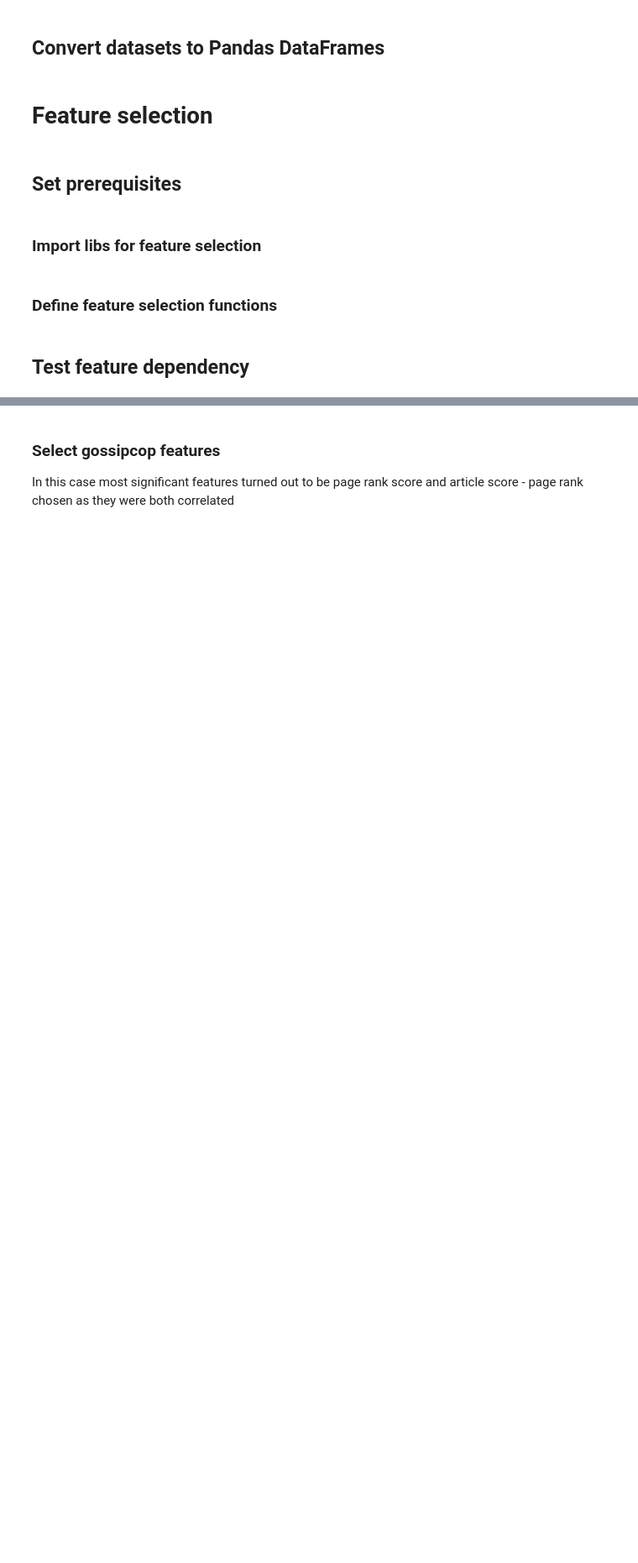
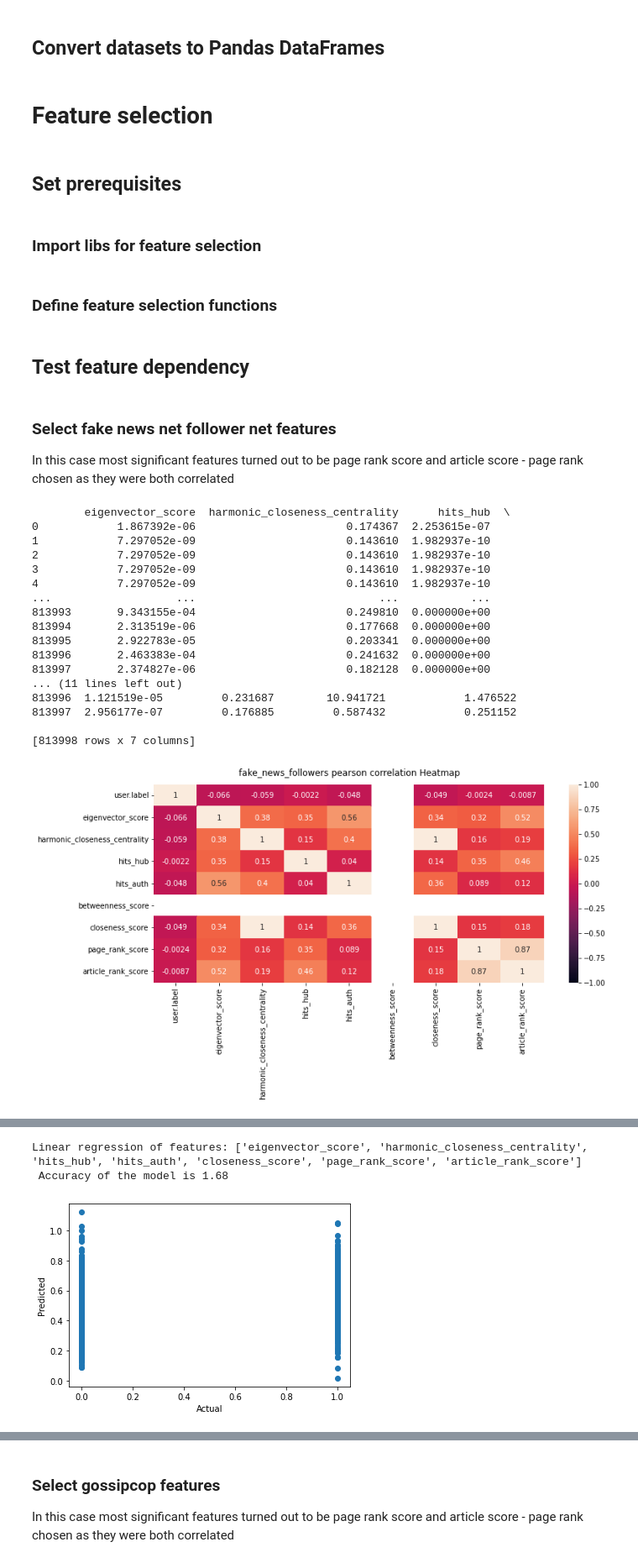
Before and after one commit to Patric/fkd-gs, a Jupyter notebook: notebooks/FakeNewsDetectionGraphSolutions.ipynb, the cells around one changed output, grey strips where cells are left out. Shown at 84% size. Cells and saved outputs as stored; diff of their text form; code cells hidden in the pictures; blank space fills up the shorter version.

```diff
--- a/notebooks/FakeNewsDetectionGraphSolutions.ipynb
+++ b/notebooks/FakeNewsDetectionGraphSolutions.ipynb
@@ -131,6 +133,8 @@ df_politifact_more_than_1_relation = get_data_frame(get_features_paths(politifac
 
 df_gossipcop = get_data_frame(get_features_paths(gossipcop_path, features_files_names))
 
+df_fake_news_followers = get_data_frame(get_features_paths(politifact_gossipcop_followers_path, features_files_names))
+
 df_fake_news_net_skeleton_combined = pd.concat([df_politifact, df_gossipcop])
 # %%
 datasets = {
@@ -139,6 +143,7 @@ datasets = {
     # fake_news_skeleton_combined = politifact + gossipcop
     'fake_news_skeleton_combined': df_fake_news_net_skeleton_combined,
     'mib_combined': dfs_mib_combined,
+    'fake_news_followers': df_fake_news_followers,
     'mib_combined_at_least_1_degree': dfs_mib_combined.copy().query('degree >= 1')
 }
 # %% [markdown]
@@ -237,7 +242,7 @@ def tree_classifier(X, y):
 # %%
 def plot_pearson_corr_matrix(data_frame, name):
   corr = data_frame.corr(method='pearson')
-  plt.figure(figsize=(20, 10))
+  plt.figure(figsize=(12, 5))
   # Increase the size of the
   heatmap = sns.heatmap(corr, vmin=-1, vmax=1, annot=True)
   heatmap.set_title(f'{name} pearson correlation Heatmap', fontdict={'fontsize':12}, pad=12)
@@ -258,19 +277,5 @@ def test_linear_regression_model(X_train, y_train, X_test, y_test):
 # %%
-def test_feature_dependency_for_dataset(df, df_name='Data frame'):
-  features_included = [
-          FeatureColumnName.EIGENVECTOR.value,
-          FeatureColumnName.HARMONIC_CLOSENESS.value,
-          FeatureColumnName.HITS_HUB.value,
-          FeatureColumnName.HITS_AUTH.value,
-          FeatureColumnName.BETWEENNESS.value,
-          FeatureColumnName.CLOSENESS.value,
-          FeatureColumnName.PAGE_RANK.value,
-          FeatureColumnName.ARTICLE_RANK.value,
-          FeatureColumnName.OUT_DEGREE.value,
-          FeatureColumnName.IN_DEGREE.value,
-          FeatureColumnName.DEGREE.value
-          ]
-
+def test_feature_dependency_for_dataset(df, df_name='Data frame',features_included=features_included_default):
   label_column_name = 'user.label'
   X, y = split_into_X_y(df, features_included, label_column_name)
 
@@ -290,3 +295,41 @@ def test_feature_dependency_for_dataset(df, df_name='Data frame'):
   test_linear_regression_model(X_train, y_train, X_test, y_test)
 # %% [markdown]
 ## Test feature dependency
+# %% [markdown]
+### Select fake news net follower net features
+In this case most significant features turned out to be page rank score and article score - page rank chosen as they were both correlated
+# %%
+name = 'fake_news_followers'
+features_included = [
+          FeatureColumnName.EIGENVECTOR.value,
+          FeatureColumnName.HARMONIC_CLOSENESS.value,
+          FeatureColumnName.HITS_HUB.value,
+          FeatureColumnName.HITS_AUTH.value,
+          #FeatureColumnName.BETWEENNESS.value,
+          FeatureColumnName.CLOSENESS.value,
+          FeatureColumnName.PAGE_RANK.value,
+          FeatureColumnName.ARTICLE_RANK.value,
+          #FeatureColumnName.OUT_DEGREE.value,
+         # FeatureColumnName.IN_DEGREE.value,
+         # FeatureColumnName.DEGREE.value
+          ]
+test_feature_dependency_for_dataset(datasets[name], name, features_included)
+# %% [output]
+        eigenvector_score  harmonic_closeness_centrality      hits_hub  \
+0            1.867392e-06                       0.174367  2.253615e-07
+1            7.297052e-09                       0.143610  1.982937e-10
+2            7.297052e-09                       0.143610  1.982937e-10
+3            7.297052e-09                       0.143610  1.982937e-10
+4            7.297052e-09                       0.143610  1.982937e-10
+...                   ...                            ...           ...
+813993       9.343155e-04                       0.249810  0.000000e+00
+813994       2.313519e-06                       0.177668  0.000000e+00
+813995       2.922783e-05                       0.203341  0.000000e+00
+813996       2.463383e-04                       0.241632  0.000000e+00
+813997       2.374827e-06                       0.182128  0.000000e+00
+... (11 lines left out)
+813996  1.121519e-05         0.231687        10.941721            1.476522
+813997  2.956177e-07         0.176885         0.587432            0.251152
+
+[813998 rows x 7 columns]
+[figure, added]
@@ -292,0 +344,3 @@ def test_feature_dependency_for_dataset(df, df_name='Data frame'):
+Linear regression of features: ['eigenvector_score', 'harmonic_closeness_centrality', 'hits_hub', 'hits_auth', 'closeness_score', 'page_rank_score', 'article_rank_score']
+ Accuracy of the model is 1.68
+[figure, added]
```
Also changed, not shown: parts of 13 cells of this notebook.
